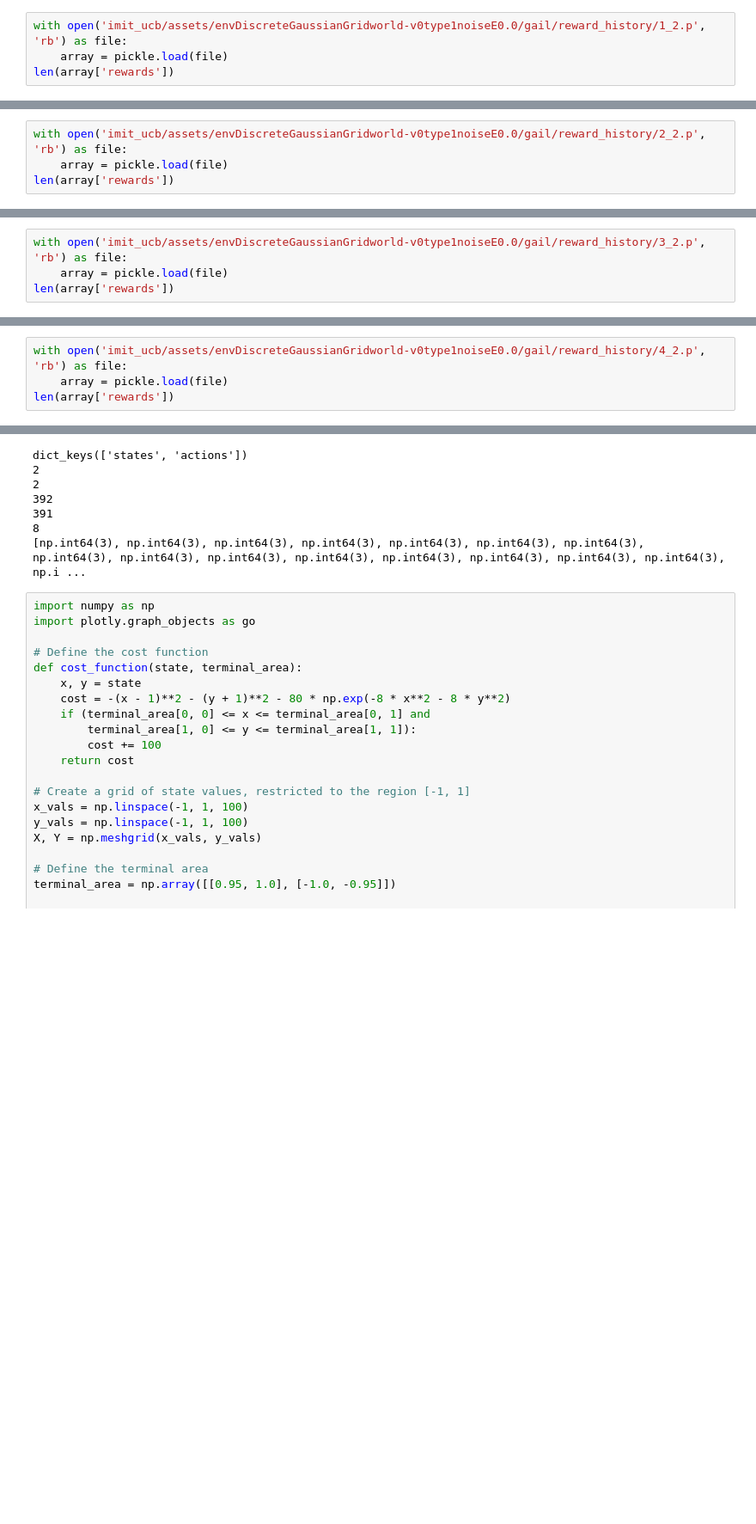
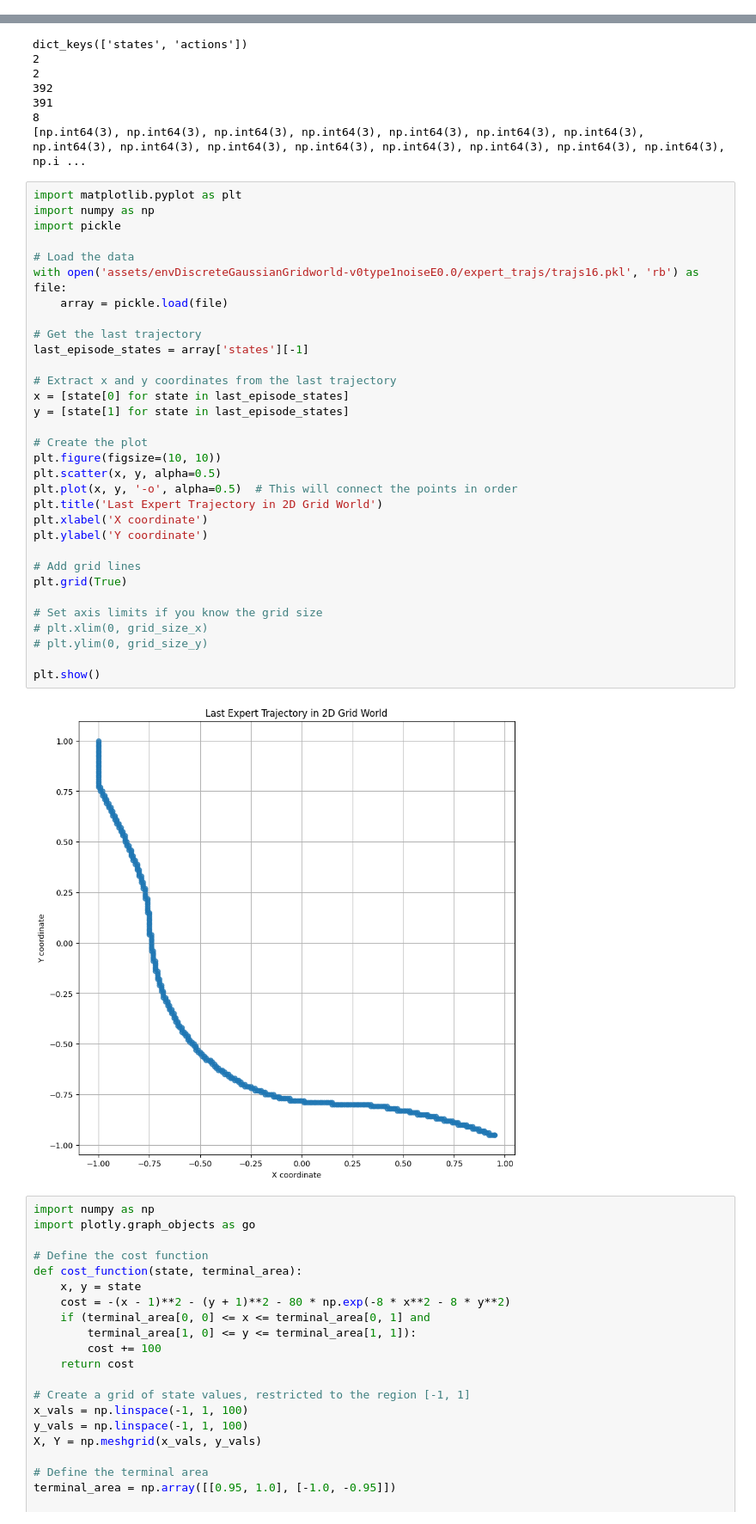
Before and after one commit to stefanoviel/UCBimitation, a Jupyter notebook: test.ipynb, the cells around one changed output, grey strips where cells are left out. Shown at 86% size. Saved outputs shown, nothing was run; the diff lists cells and outputs as text; blank space fills up the shorter version.

```diff
--- a/test.ipynb
+++ b/test.ipynb
@@ -56,4 +0,0 @@ len(array['rewards'])
-# %%
-with open('imit_ucb/assets/envDiscreteGaussianGridworld-v0type1noiseE0.0/gail/reward_history/1_2.p', 'rb') as file:
-    array = pickle.load(file)
-len(array['rewards'])
@@ -62,4 +0,0 @@ len(array['rewards'])
-# %%
-with open('imit_ucb/assets/envDiscreteGaussianGridworld-v0type1noiseE0.0/gail/reward_history/2_2.p', 'rb') as file:
-    array = pickle.load(file)
-len(array['rewards'])
@@ -68,4 +0,0 @@ len(array['rewards'])
-# %%
-with open('imit_ucb/assets/envDiscreteGaussianGridworld-v0type1noiseE0.0/gail/reward_history/3_2.p', 'rb') as file:
-    array = pickle.load(file)
-len(array['rewards'])
@@ -74,4 +0,0 @@ len(array['rewards'])
-# %%
-with open('imit_ucb/assets/envDiscreteGaussianGridworld-v0type1noiseE0.0/gail/reward_history/4_2.p', 'rb') as file:
-    array = pickle.load(file)
-len(array['rewards'])
@@ -100,6 +21,40 @@ dict_keys(['states', 'actions'])
 391
 8
 [np.int64(3), np.int64(3), np.int64(3), np.int64(3), np.int64(3), np.int64(3), np.int64(3), np.int64(3), np.int64(3), np.int64(3), np.int64(3), np.int64(3), np.int64(3), np.int64(3), np.int64(3), np.i ...
+# %%
+import matplotlib.pyplot as plt
+import numpy as np
+import pickle
+
+# Load the data
+with open('assets/envDiscreteGaussianGridworld-v0type1noiseE0.0/expert_trajs/trajs16.pkl', 'rb') as file:
+    array = pickle.load(file)
+
+# Get the last trajectory
+last_episode_states = array['states'][-1]
+
+# Extract x and y coordinates from the last trajectory
+x = [state[0] for state in last_episode_states]
+y = [state[1] for state in last_episode_states]
+
+# Create the plot
+plt.figure(figsize=(10, 10))
+plt.scatter(x, y, alpha=0.5)
+plt.plot(x, y, '-o', alpha=0.5)  # This will connect the points in order
+plt.title('Last Expert Trajectory in 2D Grid World')
+plt.xlabel('X coordinate')
+plt.ylabel('Y coordinate')
+
+# Add grid lines
+plt.grid(True)
+
+# Set axis limits if you know the grid size
+# plt.xlim(0, grid_size_x)
+# plt.ylim(0, grid_size_y)
+
+plt.show()
+# %% [output]
+[figure, added]
 # %%
 import numpy as np
 import plotly.graph_objects as go
```
Also changed, not shown: parts of 7 cells of this notebook, 8 other files.
